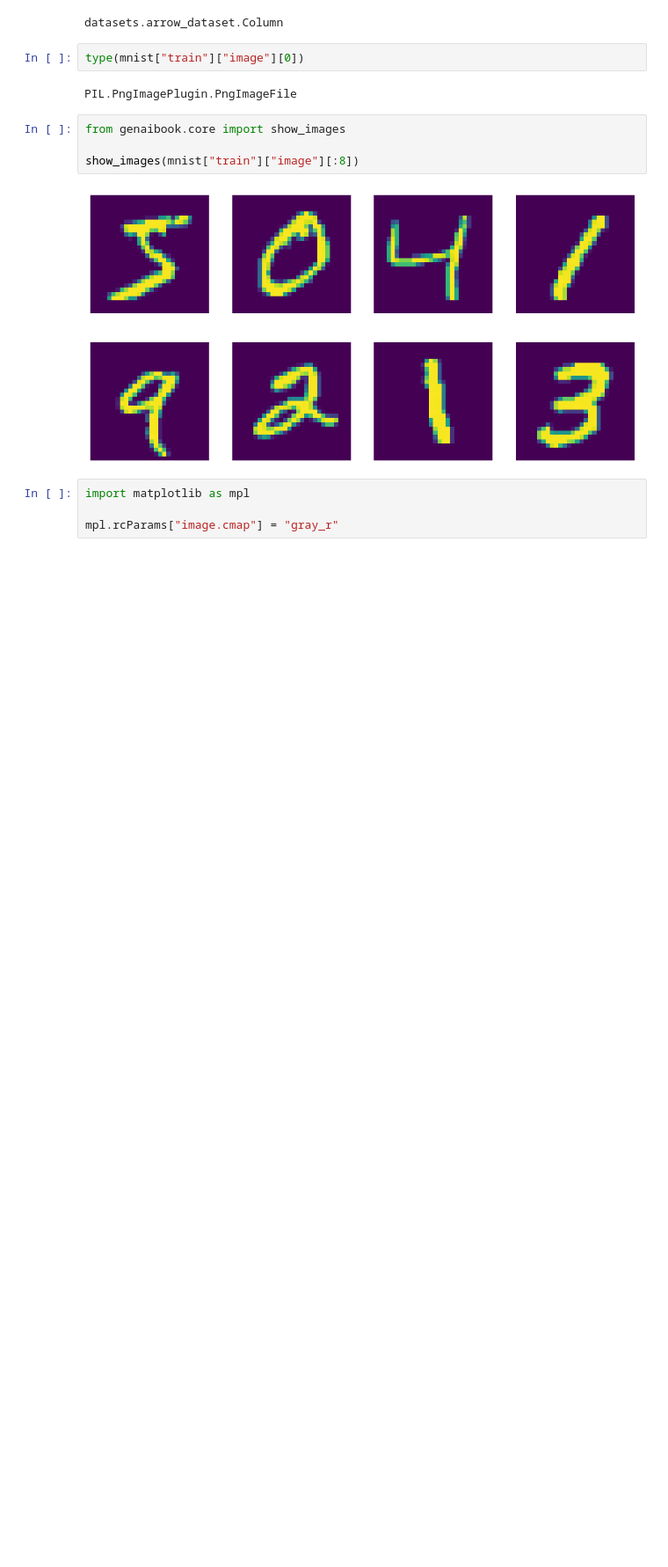
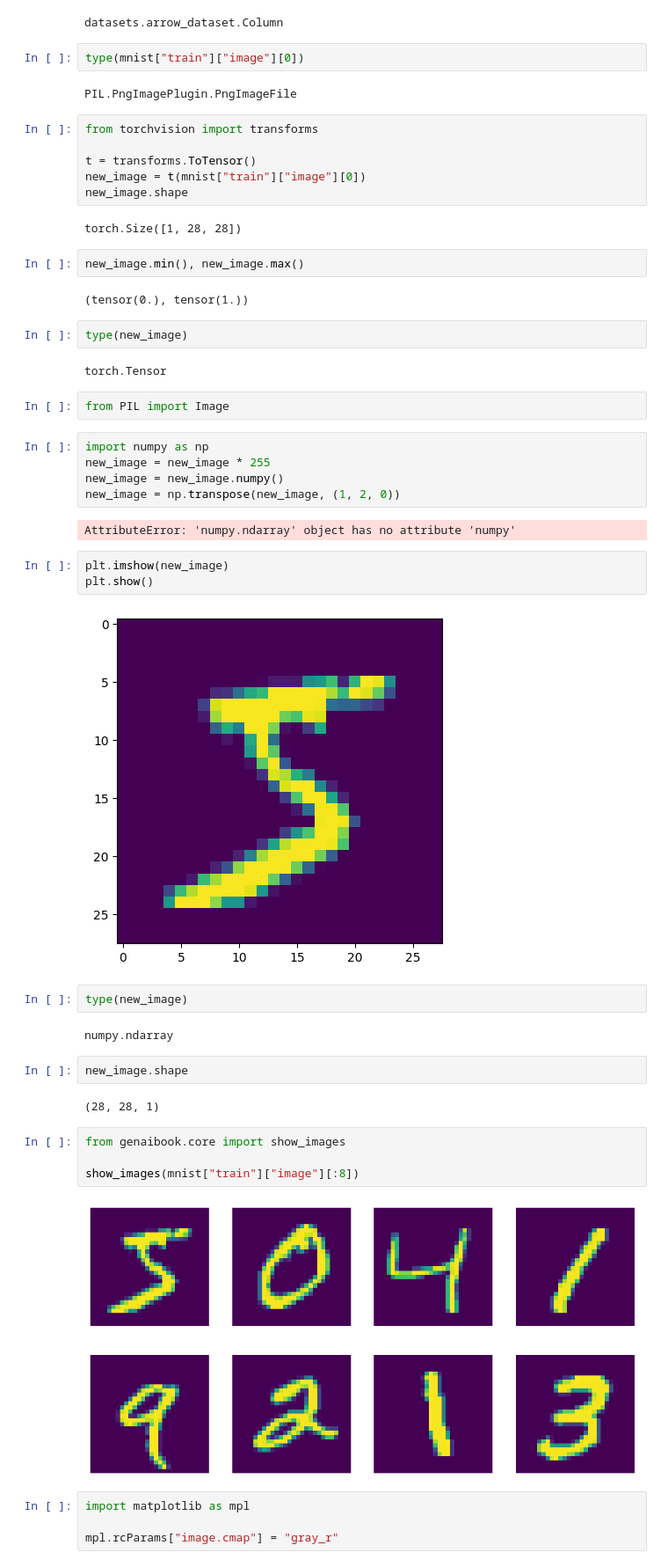
Before and after one commit to asuzukosi/ai-experiments-v2, a Jupyter notebook: opensource-ai-notebooks/[Basics]Compressing_Models.ipynb, the cells around one changed output. Shown at 88% size. Drawn from its saved outputs; the diff is of its cells as text; blank space fills up the shorter version.

```diff
--- a/opensource-ai-notebooks/[Basics]Compressing_Models.ipynb
+++ b/opensource-ai-notebooks/[Basics]Compressing_Models.ipynb
@@ -142,6 +142,44 @@ datasets.arrow_dataset.Column
 type(mnist["train"]["image"][0])
 # %% [output]
 PIL.PngImagePlugin.PngImageFile
+# %%
+from torchvision import transforms
+
+t = transforms.ToTensor()
+new_image = t(mnist["train"]["image"][0])
+new_image.shape
+# %% [output]
+torch.Size([1, 28, 28])
+# %%
+new_image.min(), new_image.max()
+# %% [output]
+(tensor(0.), tensor(1.))
+# %%
+type(new_image)
+# %% [output]
+torch.Tensor
+# %%
+from PIL import Image
+# %%
+import numpy as np
+new_image = new_image * 255
+new_image = new_image.numpy()
+new_image = np.transpose(new_image, (1, 2, 0))
+# %% [output]
+AttributeError: 'numpy.ndarray' object has no attribute 'numpy'
+# %%
+plt.imshow(new_image)
+plt.show()
+# %% [output]
+[figure, added]
+# %%
+type(new_image)
+# %% [output]
+numpy.ndarray
+# %%
+new_image.shape
+# %% [output]
+(28, 28, 1)
 # %%
 from genaibook.core import show_images
 
```
Also changed, not shown: 1 other file.
